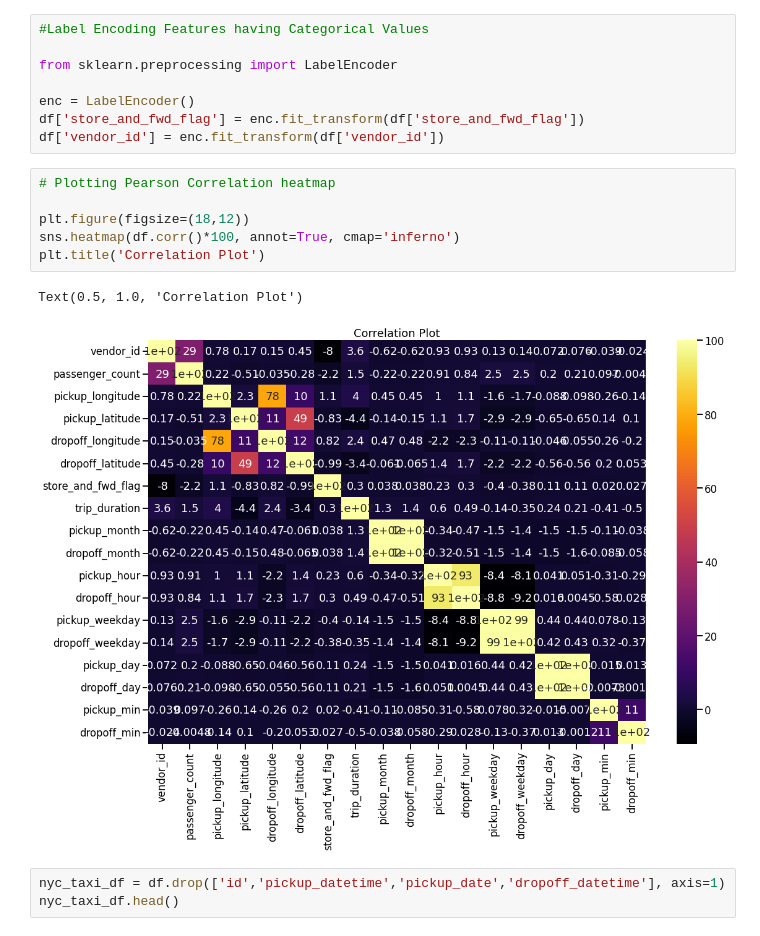
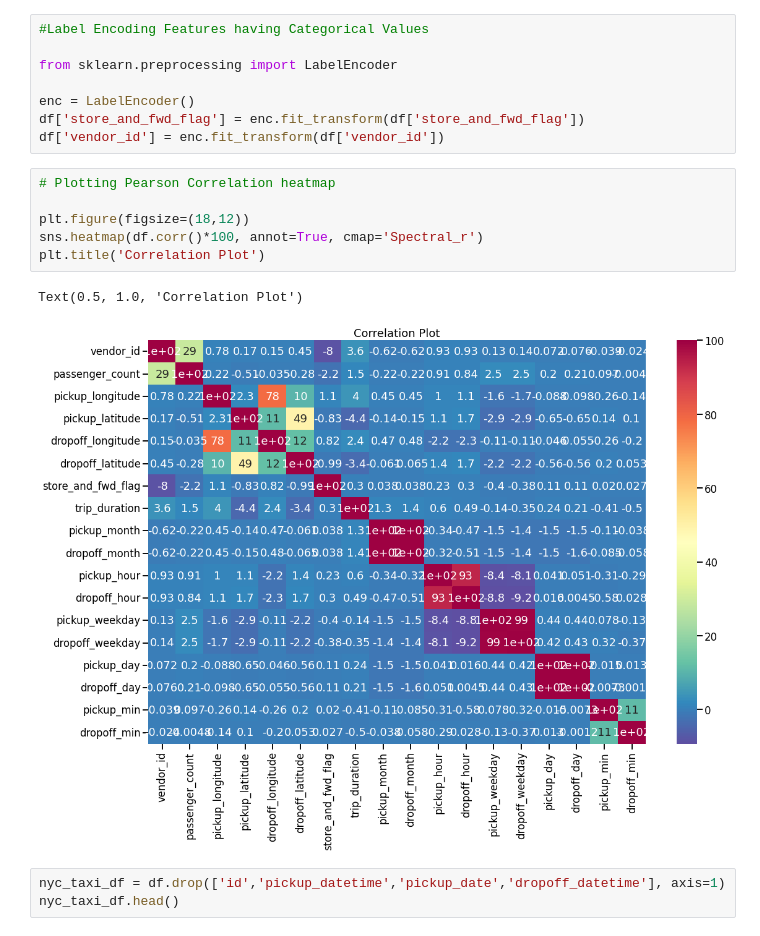
Before and after one commit to SmritiSalujaa/book-reccomender-system--project-, a Jupyter notebook: NYC_Taxi_Trip_Time_Prediction_Capstone_Project.ipynb, the cells around one changed output. Cells and saved outputs as stored; diff of their text form.

```diff
--- a/NYC_Taxi_Trip_Time_Prediction_Capstone_Project.ipynb
+++ b/NYC_Taxi_Trip_Time_Prediction_Capstone_Project.ipynb
@@ -465,12 +465,12 @@ df['vendor_id'] = enc.fit_transform(df['vendor_id'])
 # %%
 # Plotting Pearson Correlation heatmap
 
 plt.figure(figsize=(18,12))
-sns.heatmap(df.corr()*100, annot=True, cmap='inferno')
+sns.heatmap(df.corr()*100, annot=True, cmap='Spectral_r')
 plt.title('Correlation Plot')
 # %% [output]
 Text(0.5, 1.0, 'Correlation Plot')
-[figure, old version]
+[figure, new version]
 # %%
 nyc_taxi_df = df.drop(['id','pickup_datetime','pickup_date','dropoff_datetime'], axis=1)
 nyc_taxi_df.head()
```
